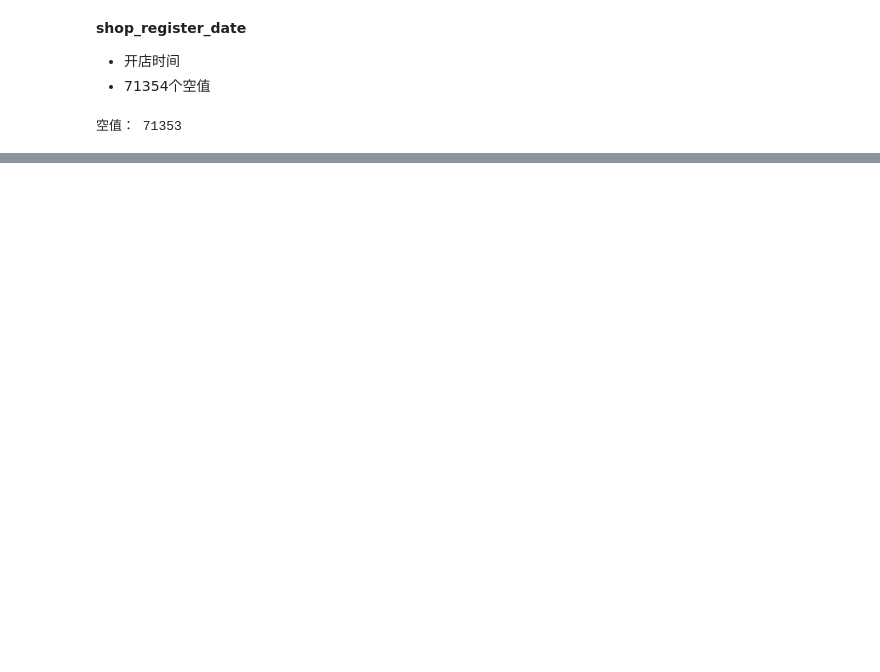
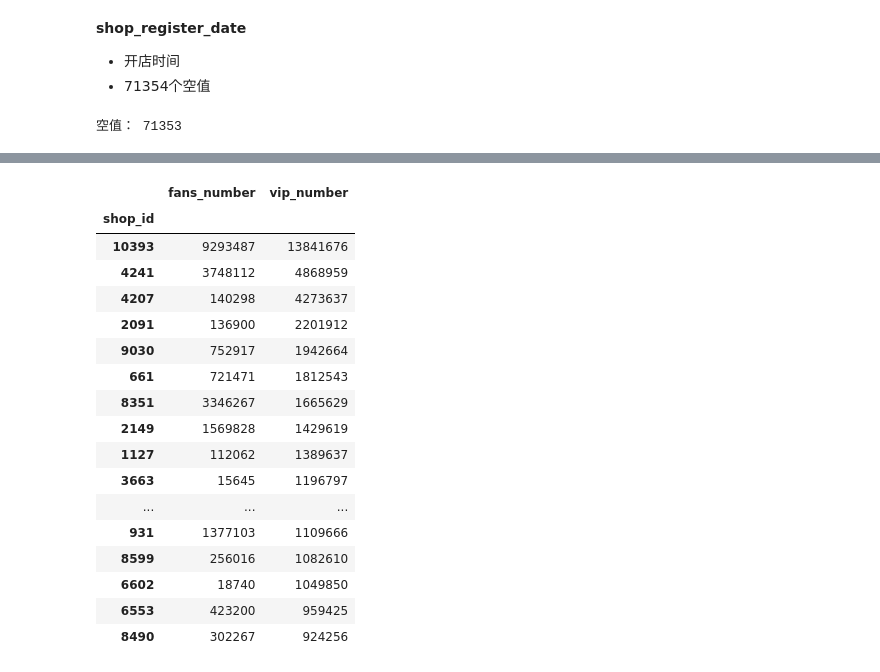
Before and after one commit to Xiqin01/JD_data_analysis, a Jupyter notebook: 预处理.ipynb, the cells around one changed output, grey strips where cells are left out. Saved outputs shown, nothing was run; the diff lists cells and outputs as text; code cells hidden in the pictures; blank space fills up the shorter version.

```diff
--- a/预处理.ipynb
+++ b/预处理.ipynb
@@ -539,0 +701,4 @@ array(['Jewellery Accessories', 'Mother and Infant', 'Outdoor Sports',
+# %%
+# 粉丝数比会员数少的店铺
+shop_vip = data.groupby('shop_id').agg({'fans_number':'max','vip_number':'max'}) # 6086
+data.groupby('shop_id').agg({'fans_number':'max','vip_number':'max'}).query('fans_number > vip_number') # 1380家店铺
@@ -539,0 +720,25 @@ array(['Jewellery Accessories', 'Mother and Infant', 'Outdoor Sports',
+# %%
+# vip_number 分布情况
+"""
+vip数为 1000w 级的店，只有一家，400w 级的有 2 家， 100w~400w 级的有 14 家， 其他都是100w 级以下的店。
+"""
+shop_vip.sort_values(by='vip_number',ascending=False).head(20)
+# %% [output]
+|  | fans_number | vip_number |
+| shop_id |  |  |
+| 10393 | 9293487 | 13841676 |
+| 4241 | 3748112 | 4868959 |
+| 4207 | 140298 | 4273637 |
+| 2091 | 136900 | 2201912 |
+| 9030 | 752917 | 1942664 |
+| 661 | 721471 | 1812543 |
+| 8351 | 3346267 | 1665629 |
+| 2149 | 1569828 | 1429619 |
+| 1127 | 112062 | 1389637 |
+| 3663 | 15645 | 1196797 |
+| ... | ... | ... |
+| 931 | 1377103 | 1109666 |
+| 8599 | 256016 | 1082610 |
+| 6602 | 18740 | 1049850 |
+| 6553 | 423200 | 959425 |
+| 8490 | 302267 | 924256 |
```
Also changed, not shown: parts of 70 cells of this notebook, 4 other files.
